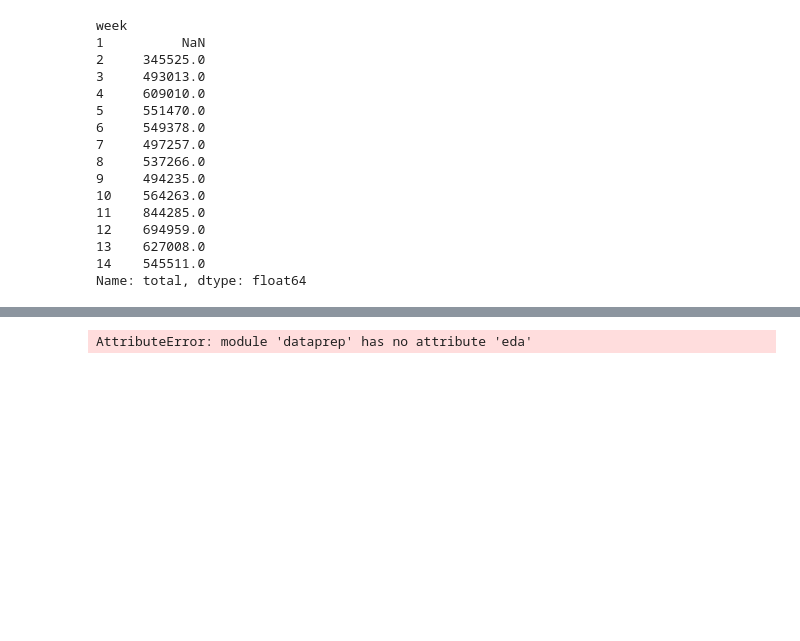
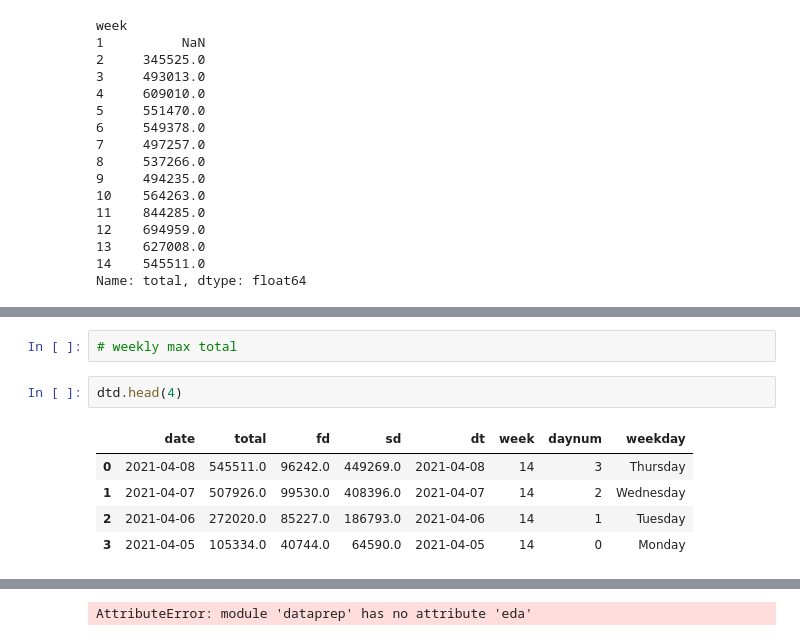
Before and after one commit to tristar82/uk_covid_vax_rates, a Jupyter notebook: code/EDA.ipynb, the cells around one changed output, grey strips where cells are left out. Drawn from its saved outputs; the diff is of its cells as text; blank space fills up the shorter version.

```diff
--- a/code/EDA.ipynb
+++ b/code/EDA.ipynb
@@ -107 +109,11 @@ generated new fontManager
 [figure]
+# %%
+# weekly max total
+# %%
+dtd.head(4)
+# %% [output]
+|  | date | total | fd | sd | dt | week | daynum | weekday |
+| 0 | 2021-04-08 | 545511.0 | 96242.0 | 449269.0 | 2021-04-08 | 14 | 3 | Thursday |
+| 1 | 2021-04-07 | 507926.0 | 99530.0 | 408396.0 | 2021-04-07 | 14 | 2 | Wednesday |
+| 2 | 2021-04-06 | 272020.0 | 85227.0 | 186793.0 | 2021-04-06 | 14 | 1 | Tuesday |
+| 3 | 2021-04-05 | 105334.0 | 40744.0 | 64590.0 | 2021-04-05 | 14 | 0 | Monday |
```
Also changed, not shown: parts of 13 cells of this notebook, 1 other file.
